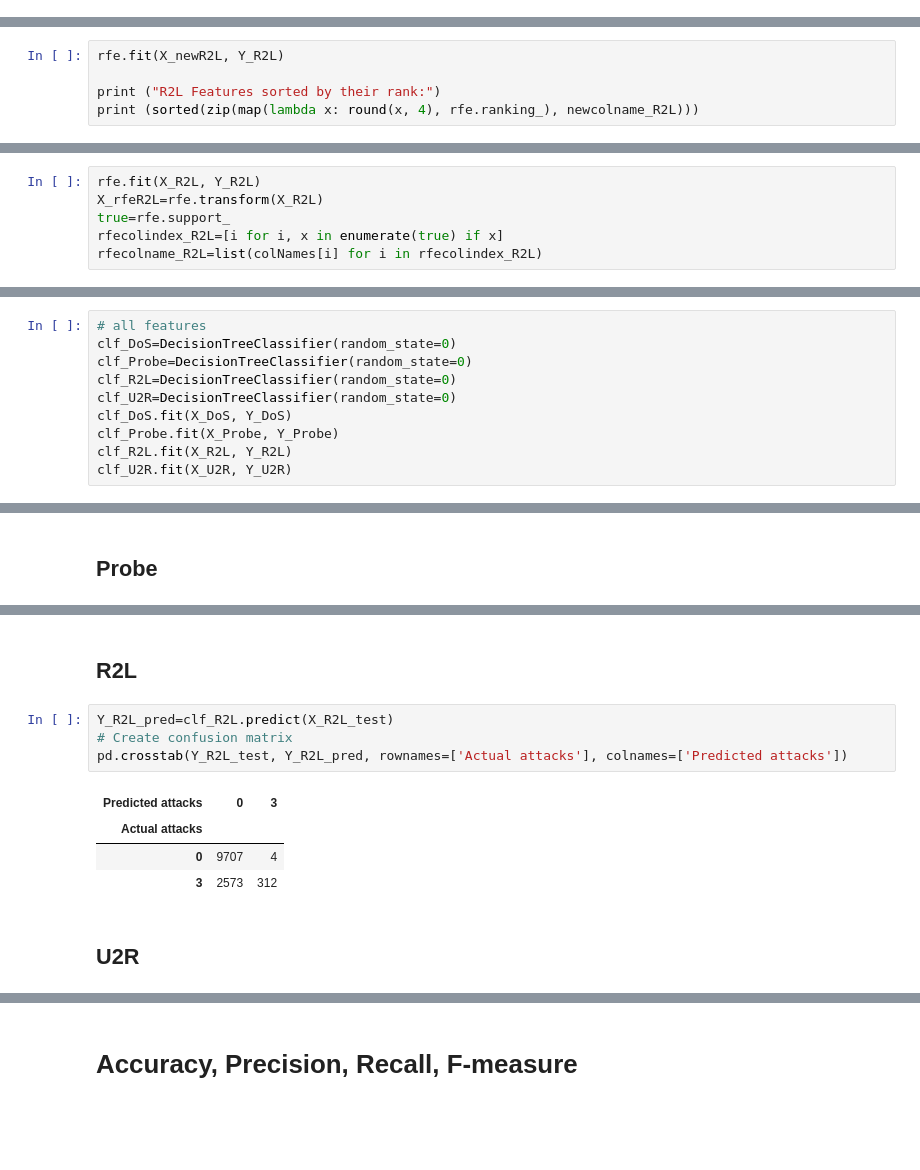
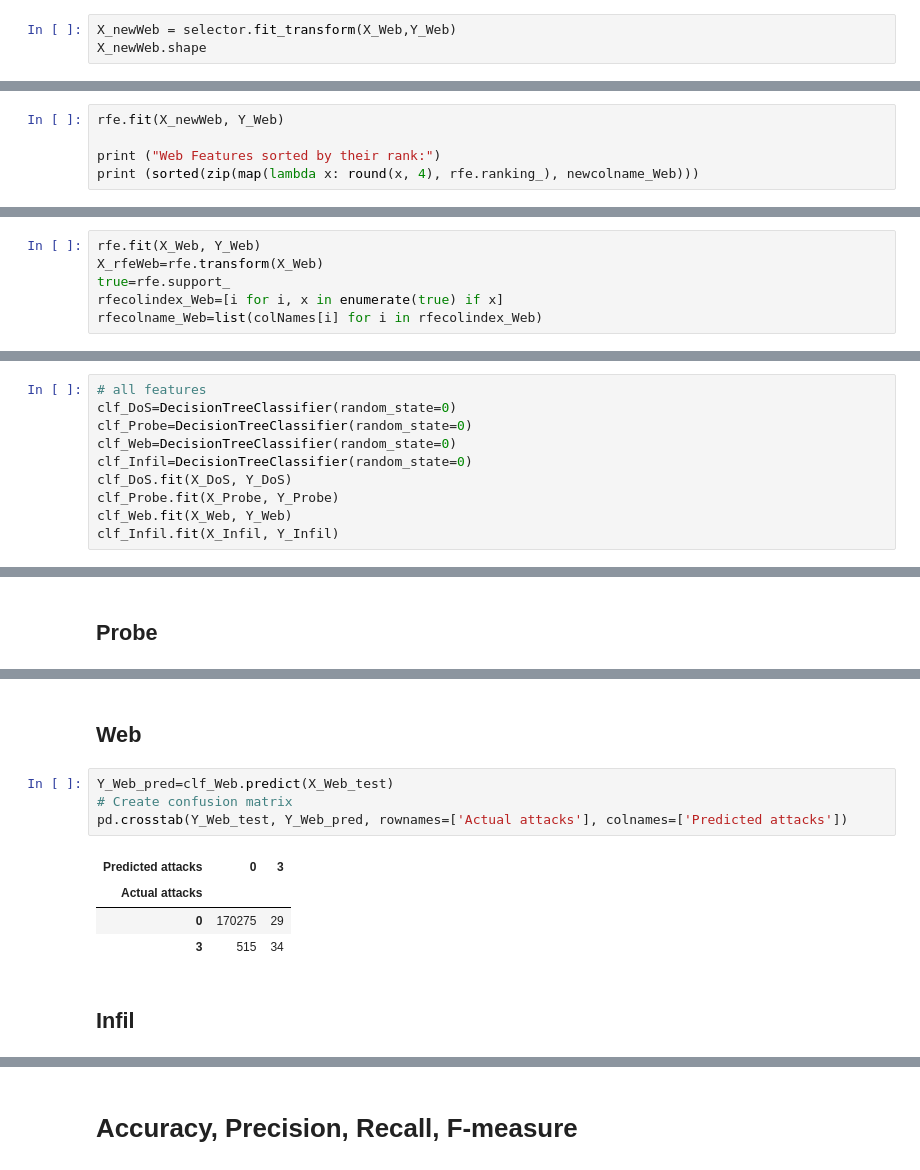
Before and after one commit to CyBearStudio/Network-Intrusion-Detection, a Jupyter notebook: DecisionTree_IDS.ipynb, the cells around one changed output, grey strips where cells are left out. Saved outputs shown, nothing was run; the diff lists cells and outputs as text; blank space fills up the shorter version.

```diff
--- a/DecisionTree_IDS.ipynb
+++ b/DecisionTree_IDS.ipynb
@@ -504,0 +314,3 @@ X_newR2L.shape
+# %%
+X_newWeb = selector.fit_transform(X_Web,Y_Web)
+X_newWeb.shape
@@ -599,6 +401,6 @@ Probe Features sorted by their rank:
 # %%
-rfe.fit(X_newR2L, Y_R2L)
+rfe.fit(X_newWeb, Y_Web)
 
-print ("R2L Features sorted by their rank:")
-print (sorted(zip(map(lambda x: round(x, 4), rfe.ranking_), newcolname_R2L)))
+print ("Web Features sorted by their rank:")
+print (sorted(zip(map(lambda x: round(x, 4), rfe.ranking_), newcolname_Web)))
 # %% [output]
@@ -630,9 +432,9 @@ true=rfe.support_
 rfecolindex_Probe=[i for i, x in enumerate(true) if x]
 rfecolname_Probe=list(colNames[i] for i in rfecolindex_Probe)
 # %%
-rfe.fit(X_R2L, Y_R2L)
-X_rfeR2L=rfe.transform(X_R2L)
+rfe.fit(X_Web, Y_Web)
+X_rfeWeb=rfe.transform(X_Web)
 true=rfe.support_
-rfecolindex_R2L=[i for i, x in enumerate(true) if x]
-rfecolname_R2L=list(colNames[i] for i in rfecolindex_R2L)
+rfecolindex_Web=[i for i, x in enumerate(true) if x]
+rfecolname_Web=list(colNames[i] for i in rfecolindex_Web)
 # %%
@@ -677,12 +479,12 @@ print(X_rfeU2R.shape)
 # all features
 clf_DoS=DecisionTreeClassifier(random_state=0)
 clf_Probe=DecisionTreeClassifier(random_state=0)
-clf_R2L=DecisionTreeClassifier(random_state=0)
-clf_U2R=DecisionTreeClassifier(random_state=0)
+clf_Web=DecisionTreeClassifier(random_state=0)
+clf_Infil=DecisionTreeClassifier(random_state=0)
 clf_DoS.fit(X_DoS, Y_DoS)
 clf_Probe.fit(X_Probe, Y_Probe)
-clf_R2L.fit(X_R2L, Y_R2L)
-clf_U2R.fit(X_U2R, Y_U2R)
+clf_Web.fit(X_Web, Y_Web)
+clf_Infil.fit(X_Infil, Y_Infil)
 # %% [output]
 DecisionTreeClassifier(random_state=0)
 # %%
@@ -746,14 +548,14 @@ pd.crosstab(Y_Probe_test, Y_Probe_pred, rownames=['Actual attacks'], colnames=['
 # %% [markdown]
-## R2L
+## Web
 # %%
-Y_R2L_pred=clf_R2L.predict(X_R2L_test)
+Y_Web_pred=clf_Web.predict(X_Web_test)
 # Create confusion matrix
-pd.crosstab(Y_R2L_test, Y_R2L_pred, rownames=['Actual attacks'], colnames=['Predicted attacks'])
+pd.crosstab(Y_Web_test, Y_Web_pred, rownames=['Actual attacks'], colnames=['Predicted attacks'])
 # %% [output]
 | Predicted attacks | 0 | 3 |
 | Actual attacks |  |  |
-| 0 | 9707 | 4 |
-| 3 | 2573 | 312 |
+| 0 | 170275 | 29 |
+| 3 | 515 | 34 |
 # %% [markdown]
-## U2R
+## Infil
 # %%
```
Also changed, not shown: parts of 111 cells of this notebook.
